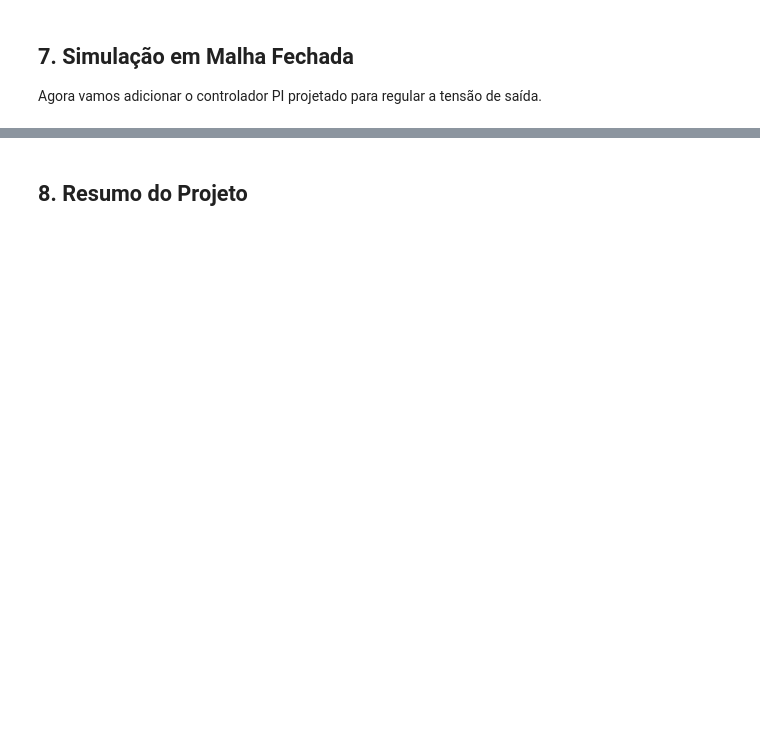
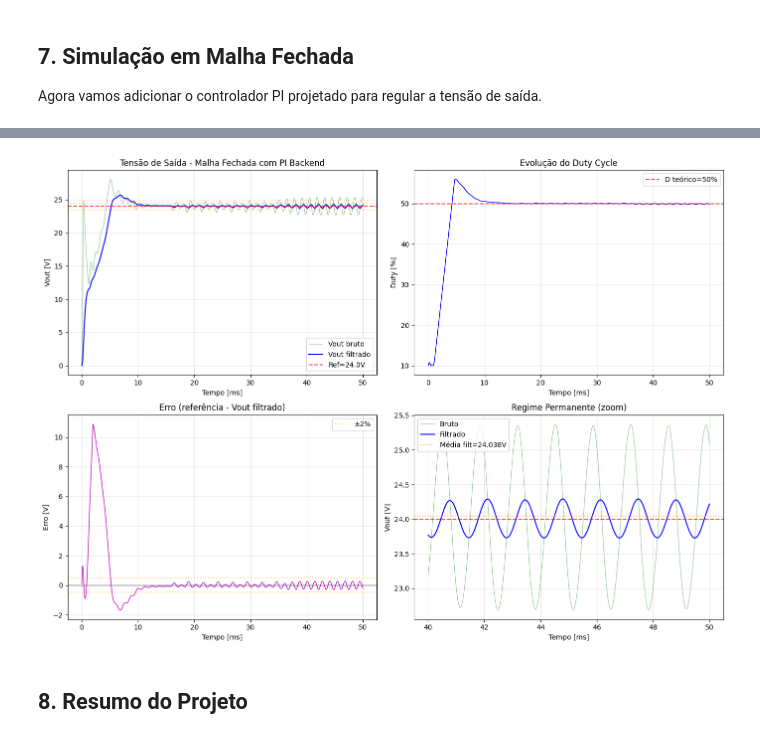
Before and after one commit to lgili/Pulsim, a Jupyter notebook: examples/notebooks/boost_converter_design.ipynb, the cells around one changed output, grey strips where cells are left out. Cells and saved outputs as stored; diff of their text form; code cells hidden in the pictures; blank space fills up the shorter version.

```diff
--- a/examples/notebooks/boost_converter_design.ipynb
+++ b/examples/notebooks/boost_converter_design.ipynb
@@ -778,9 +882,16 @@ start_time = time.time()
 results_cl = simulate_boost_closed_loop(
     Vin_nom, L, C, R_load, fsw, V_ref,
     pi_params['Kp'], pi_params['Ki'],
-    n_periods=500,
+    n_periods=5000,
     dt_factor=100,
-    D_init=0.4  # Começar próximo do duty esperado
+    D_init=None,
+    D_min=0.10,
+    D_max=0.80,
+    duty_slew=0.005,
+    control_periods=4,
+    feedback_alpha=0.99,
+    duty_window=0.06,
+    softstart_periods=200,
 )
 elapsed = time.time() - start_time
 
@@ -806,17 +922,21 @@ Tempo de execução: 3.7s
 if results_cl['success']:
     # Regime permanente (últimos 20%)
     idx_st = int(0.8 * len(results_cl['vout']))
-    vout_steady_cl = results_cl['vout'][idx_st:]
+
+    vout_raw_steady = results_cl['vout'][idx_st:]
+    vout_filt_steady = results_cl['vout_filtered'][idx_st:]
     duty_steady_cl = results_cl['duty'][idx_st:]
 
-    vout_avg_cl = np.mean(vout_steady_cl)
+    vout_avg_cl = np.mean(vout_raw_steady)
+    vout_filt_avg_cl = np.mean(vout_filt_steady)
     duty_avg_cl = np.mean(duty_steady_cl)
     erro_cl = (vout_avg_cl - V_ref) / V_ref * 100
 
     print("\nRESULTADOS - MALHA FECHADA")
     print("="*50)
     print(f"\nRegime Permanente:")
-    print(f"  Vout médio: {vout_avg_cl:.4f}V")
+    print(f"  Vout médio (bruto): {vout_avg_cl:.4f}V")
+    print(f"  Vout médio (filtrado): {vout_filt_avg_cl:.4f}V")
     print(f"  V_ref: {V_ref}V")
     print(f"  Erro: {erro_cl:+.4f}%")
     print(f"  Duty: {duty_avg_cl:.2%}")
@@ -834,18 +962,20 @@ if results_cl['success']:
 
     time_cl = results_cl['time']
     vout_cl = results_cl['vout']
+    vout_filt_cl = results_cl['vout_filtered']
     duty_cl = results_cl['duty']
     error_cl = results_cl['error']
 
     # Vout
     ax = axes[0, 0]
-    ax.plot(time_cl, vout_cl, 'g-', linewidth=1)
+    ax.plot(time_cl, vout_cl, 'g-', linewidth=0.8, alpha=0.45, label='Vout bruto')
+    ax.plot(time_cl, vout_filt_cl, 'b-', linewidth=1.5, label='Vout filtrado')
     ax.axhline(V_ref, color='r', linestyle='--', alpha=0.7, label=f'Ref={V_ref}V')
     ax.axhline(V_ref*0.98, color='orange', linestyle=':', alpha=0.5)
     ax.axhline(V_ref*1.02, color='orange', linestyle=':', alpha=0.5)
     ax.set_xlabel('Tempo [ms]')
     ax.set_ylabel('Vout [V]')
-    ax.set_title('Tensão de Saída - Malha Fechada com PI')
+    ax.set_title('Tensão de Saída - Malha Fechada com PI Backend')
     ax.legend()
     ax.grid(True, alpha=0.3)
 
@@ -854,36 +984,39 @@ if results_cl['success']:
     ax.plot(time_cl, np.array(duty_cl)*100, 'b-', linewidth=1)
     ax.axhline(D_nom*100, color='r', linestyle='--', alpha=0.7, label=f'D teórico={D_nom:.0%}')
     ax.set_xlabel('Tempo [ms]')
     ax.set_ylabel('Duty [%]')
     ax.set_title('Evolução do Duty Cycle')
     ax.legend()
     ax.grid(True, alpha=0.3)
 
     # Erro
     ax = axes[1, 0]
     ax.plot(time_cl, error_cl, 'm-', linewidth=1)
     ax.axhline(0, color='k', linestyle='-', alpha=0.3)
     ax.axhline(V_ref*0.02, color='orange', linestyle=':', alpha=0.5, label='±2%')
     ax.axhline(-V_ref*0.02, color='orange', linestyle=':', alpha=0.5)
     ax.set_xlabel('Tempo [ms]')
     ax.set_ylabel('Erro [V]')
-    ax.set_title('Erro de Tensão')
+    ax.set_title('Erro (referência - Vout filtrado)')
     ax.legend()
     ax.grid(True, alpha=0.3)
 
     # Zoom Vout
     ax = axes[1, 1]
-    ax.plot(time_cl[idx_st:], vout_cl[idx_st:], 'g-', linewidth=1.5)
+    ax.plot(time_cl[idx_st:], vout_cl[idx_st:], 'g-', linewidth=0.8, alpha=0.45, label='Bruto')
+    ax.plot(time_cl[idx_st:], vout_filt_cl[idx_st:], 'b-', linewidth=1.5, label='Filtrado')
     ax.axhline(V_ref, color='r', linestyle='--', alpha=0.7)
-    ax.axhline(vout_avg_cl, color='orange', linestyle=':', alpha=0.7, label=f'Média={vout_avg_cl:.3f}V')
+    ax.axhline(vout_avg_cl, color='orange', linestyle=':', alpha=0.7, label=f'Média filt={vout_avg_cl:.3f}V')
     ax.set_xlabel('Tempo [ms]')
     ax.set_ylabel('Vout [V]')
     ax.set_title('Regime Permanente (zoom)')
     ax.legend()
     ax.grid(True, alpha=0.3)
 
     plt.tight_layout()
     plt.show()
+# %% [output]
+[figure, added]
 # %% [markdown]
 ## 8. Resumo do Projeto
 # %%
```
Also changed, not shown: parts of 11 cells of this notebook, 9 other files.
